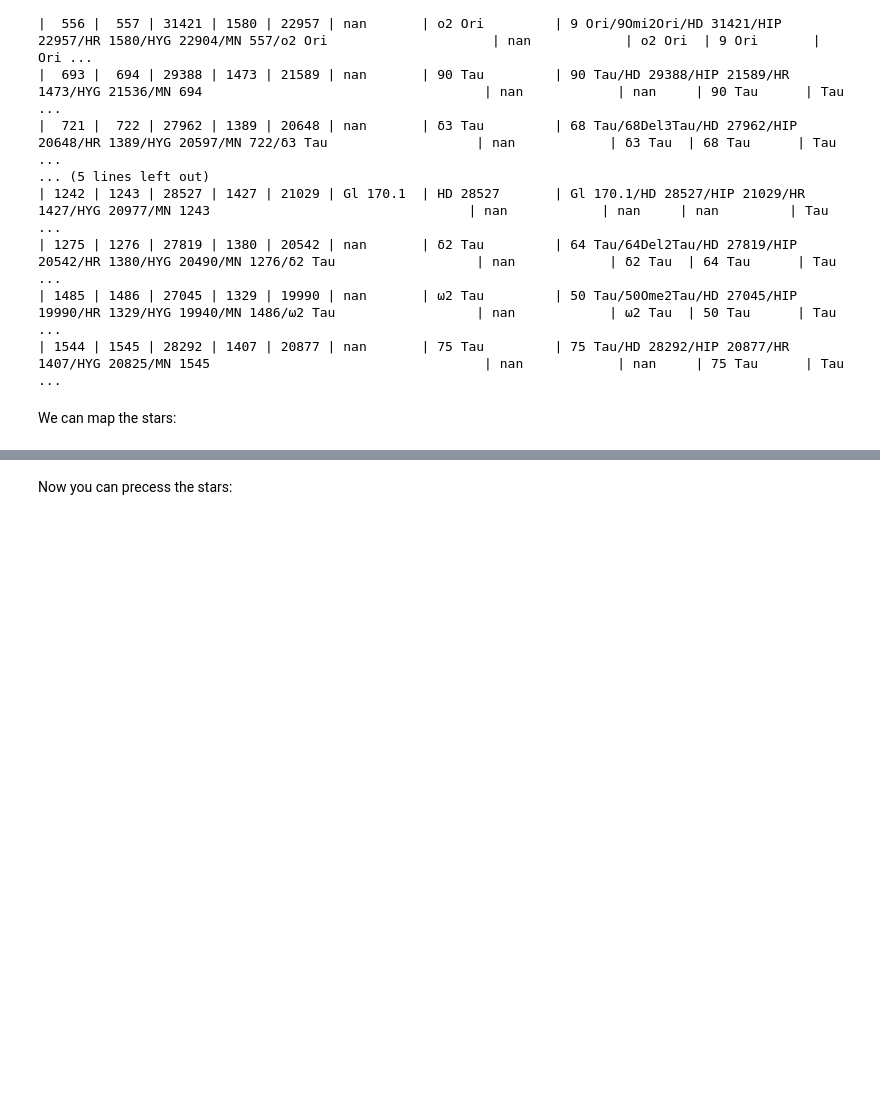
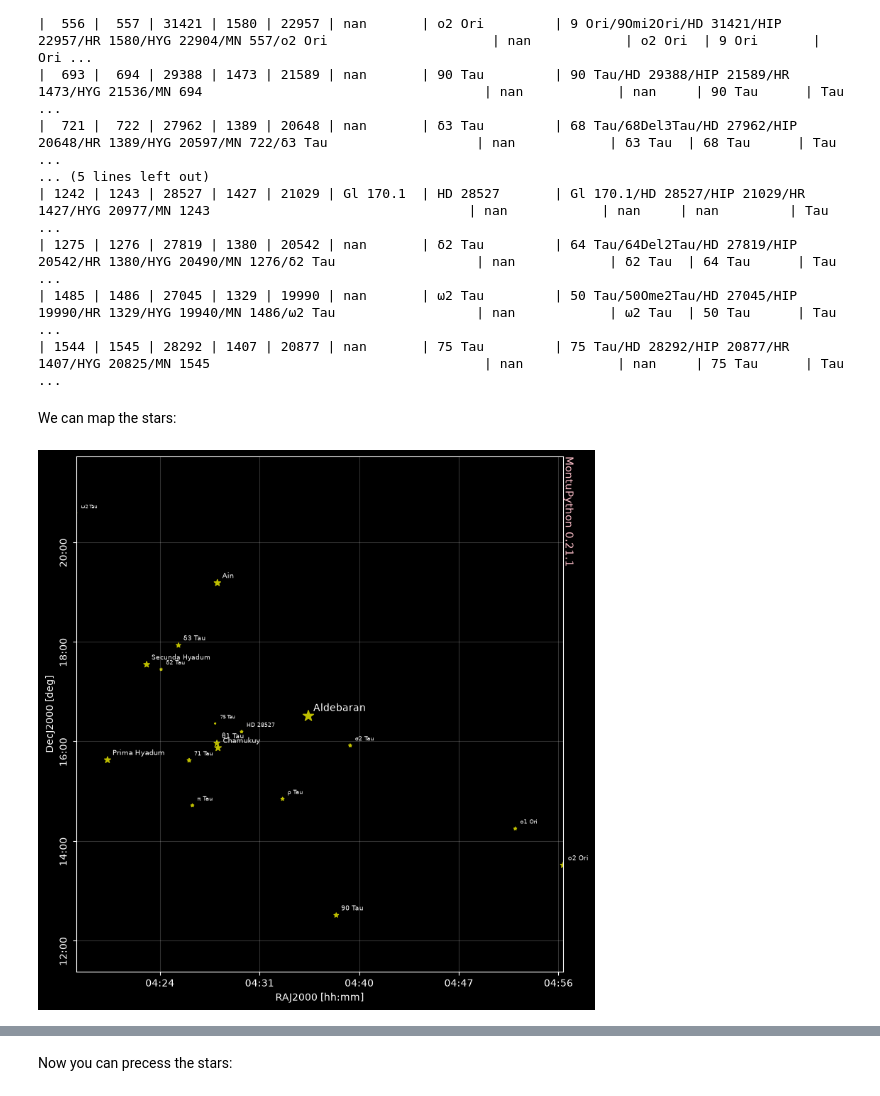
Before and after one commit to seap-udea/MontuPython, a Jupyter notebook: README.ipynb, the cells around one changed output, grey strips where cells are left out. Saved outputs shown, nothing was run; the diff lists cells and outputs as text; code cells hidden in the pictures; blank space fills up the shorter version.

```diff
--- a/README.ipynb
+++ b/README.ipynb
@@ -290,7 +292,11 @@ We can map the stars:
 # %%
 fig,axs = hyades.plot_stars()
 fig.savefig('gallery/hyades.png')
+display(fig)
 plt.close(fig) # Used only for README generation
+from IPython.display import display
+# %% [output]
+[figure, added]
 # %% [markdown]
 <p align="center"><img src="https://github.com/seap-udea/MontuPython/blob/main/gallery/hyades.png?raw=true" alt="Logo""/></p>
 # %% [markdown]
```
Also changed, not shown: parts of 5 cells of this notebook, 20 other files.
